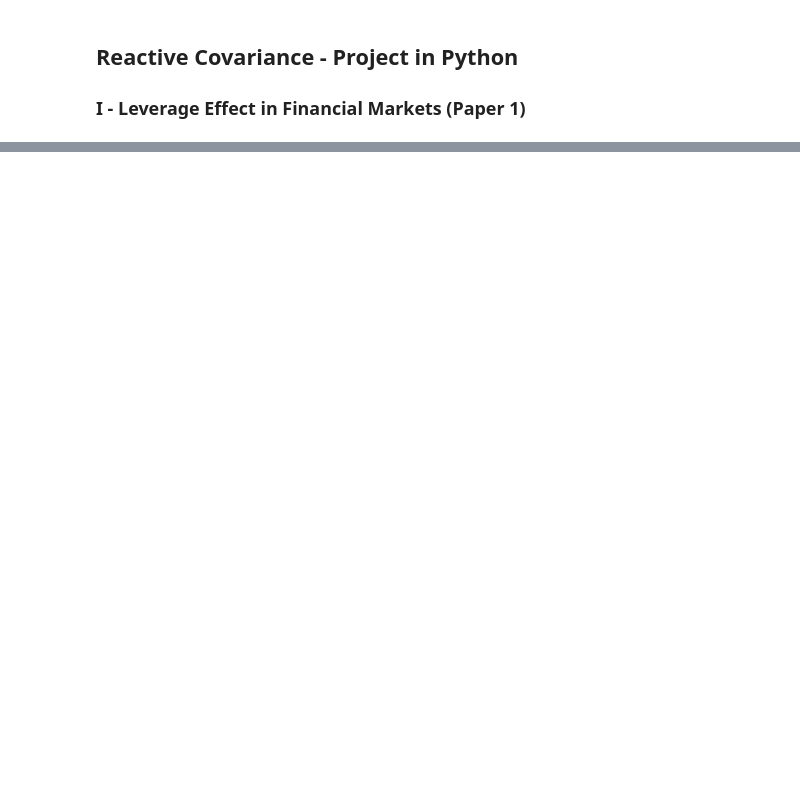
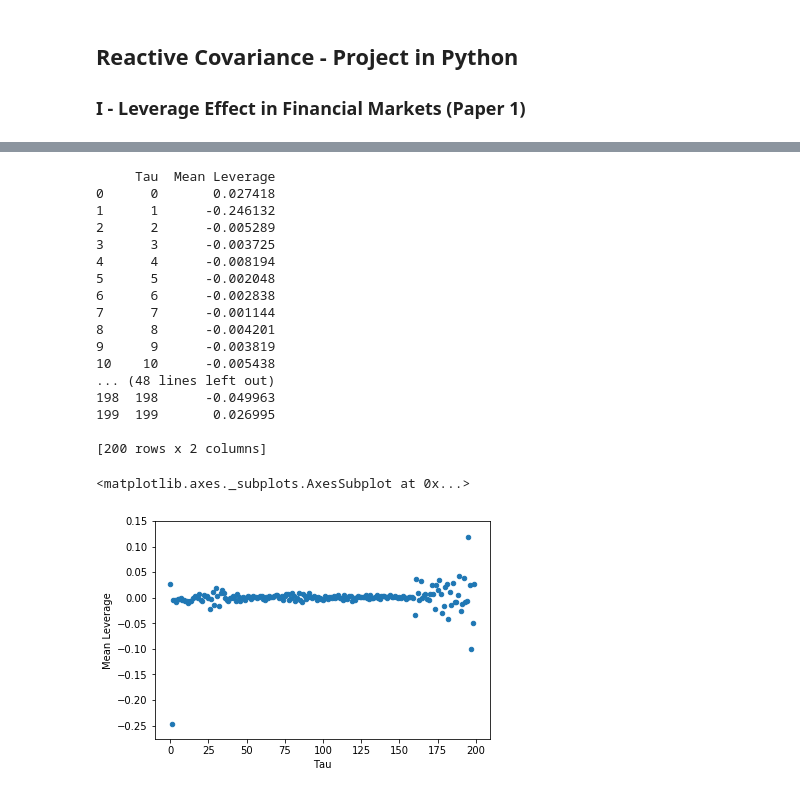
Before and after one commit to romainwk/Reactive-Covariance, a Jupyter notebook: Reactive Covariance - Python Code.ipynb, the cells around one changed output, grey strips where cells are left out. Cells and saved outputs as stored; diff of their text form; code cells hidden in the pictures; blank space fills up the shorter version.

```diff
--- a/Reactive Covariance - Python Code.ipynb
+++ b/Reactive Covariance - Python Code.ipynb
@@ -23,7 +76,7 @@ class ComputeLeverage:
 
     def __init__(self): ## Méthode du constructeur
         self.ticker = Ticker ## on construit l'objet prenant comme parametre le ticker du stock
-        self.security = Security
+        self.security = Security ## Permet de préciser s'il s'agit d'un indice ou d'un stock pour choisir le bon répertoire
         self.df = pd.read_csv(os.path.join("Data\\", self.security, self.ticker),delimiter=',',usecols=['Date','Open','High','Low','Close']) # This is an S&P 500 ETF
         # On importe les données dans la construction de l'objet. La dataframe "df" sera utilisee par les autres méthodes de la classe
 
@@ -38,7 +91,7 @@ class ComputeLeverage:
         self.df["Interm_Z"] = (self.deltaTau(tau)**2)  # Calcule l'intérieur de la somme
         return ((1/T)*(self.df["Interm_Z"].sum())**2) # Retourne la somme des carrés normalisé par T
 
-    def lHat(self,tau,T):
+    def lHat(self,tau,T): # C
         self.df["Interm_Prod_Delta"]  = (self.deltaTau(tau))**2*self.deltaTau(0)
         return ((1/(self.zHat(tau,T)*(T-tau)))*self.df["Interm_Prod_Delta"].sum())
 
@@ -55,14 +108,14 @@ class ComputeLeverage:
         T = self.df.shape[0] # size of our sample
         result_df = pd.DataFrame([])
         for tau in range(0,250): ## specify the max range for the time horizon
-            result_df = result_df.append(pd.DataFrame({"Tau":tau,'L_Hat': self.lHat(tau,T)}, index=[0]), ignore_index=True)
+            result_df = result_df.append(pd.DataFrame({"Tau":tau,self.ticker: self.lHat(tau,T)}, index=[0]), ignore_index=True)
         return result_df
 # %%
-Tau = 250  ## On spécifie ici l'horizon de temps qui sera calculé au sein de la classe
-Security = "ETFs" ## Change to "Stocks" pour calculer le leverage des stocks.
+Tau = 200  ## On spécifie ici l'horizon de temps qui sera calculé au sein de la classe
+Security = "ETFs" ## Select "ETFs" ou "Stocks" pour calculer le leverage des indices / stocks.
                   ## Cela change le répertoire d'importation des donnees dans la création de la classe
 
-leverage_df = pd.DataFrame([])
+leverage_df = pd.DataFrame({"Tau":range(0,Tau)}) # Création de la première colonne comportant les valeurs de Tau
 
 if (Security == "ETFs"):
     my_dictionnary = index_dictionnary
@@ -73,8 +126,8 @@ else:
 for key in my_dictionnary:
     Ticker = my_dictionnary.get(key) ## définition du ticker pour la création de l'objet
     myStock = ComputeLeverage() ## Creation de l'objet
-    myStock.PlotLeverage() ## On appelle la methode qui trace le graph
-    #leverage_df = myStock.ReturnLeverage()
-    print(my_dictionnary.get(key))
-    #leverage_df = leverage_df.append(pd.DataFrame({"Stock": key, "Leverage": myStock.ReturnLeverage()}, index=[0], ignore_index=True)
+    #myStock.PlotLeverage() ## On appelle la methode qui trace le graph - décommenter pour montrer les graphs
+    leverage_df = pd.concat([leverage_df,myStock.ReturnLeverage()[Ticker]], axis=1) # Concaténation du leverage pour chaque stock dans la dataframe Leverage_df
+
+print(leverage_df)
 # %% [output]
@@ -96,0 +151,32 @@ adrd.us.txt
+# %%
+# On cree une colonne qui prend la moyenne du leverage pour tous les stocks pour chaque maturité Tau
+mean_leverage_df = pd.DataFrame({"Tau":range(0,Tau)}) # Création de la première colonne comportant les valeurs de Tau
+mean_leverage_df["Mean Leverage"] = leverage_df.drop(["Tau"],axis=1).mean(axis=1) # Ne pas oublier de moyenner en enlevant la colonne Tau!
+
+print(mean_leverage_df)
+mean_leverage_df.plot.scatter(x = "Tau", y = "Mean Leverage" ) # Plot pour voir le résultat
+
+#x= mean_leverage_df["Tau"]
+#y= mean_leverage_df["Mean Leverage"]
+#sp.optimize.curve_fit(lambda t,a,b: a*np.exp(b*t),  x,  y)
+#plt.plot(sp.optimize.curve_fit(lambda t,a,b: a*np.exp(b*t),  x,  y))
+# %% [output]
+     Tau  Mean Leverage
+0      0       0.027418
+1      1      -0.246132
+2      2      -0.005289
+3      3      -0.003725
+4      4      -0.008194
+5      5      -0.002048
+6      6      -0.002838
+7      7      -0.001144
+8      8      -0.004201
+9      9      -0.003819
+10    10      -0.005438
+... (48 lines left out)
+198  198      -0.049963
+199  199       0.026995
+
+[200 rows x 2 columns]
+<matplotlib.axes._subplots.AxesSubplot at 0x...>
+[figure, added]
```
Also changed, not shown: parts of 7 cells of this notebook.
